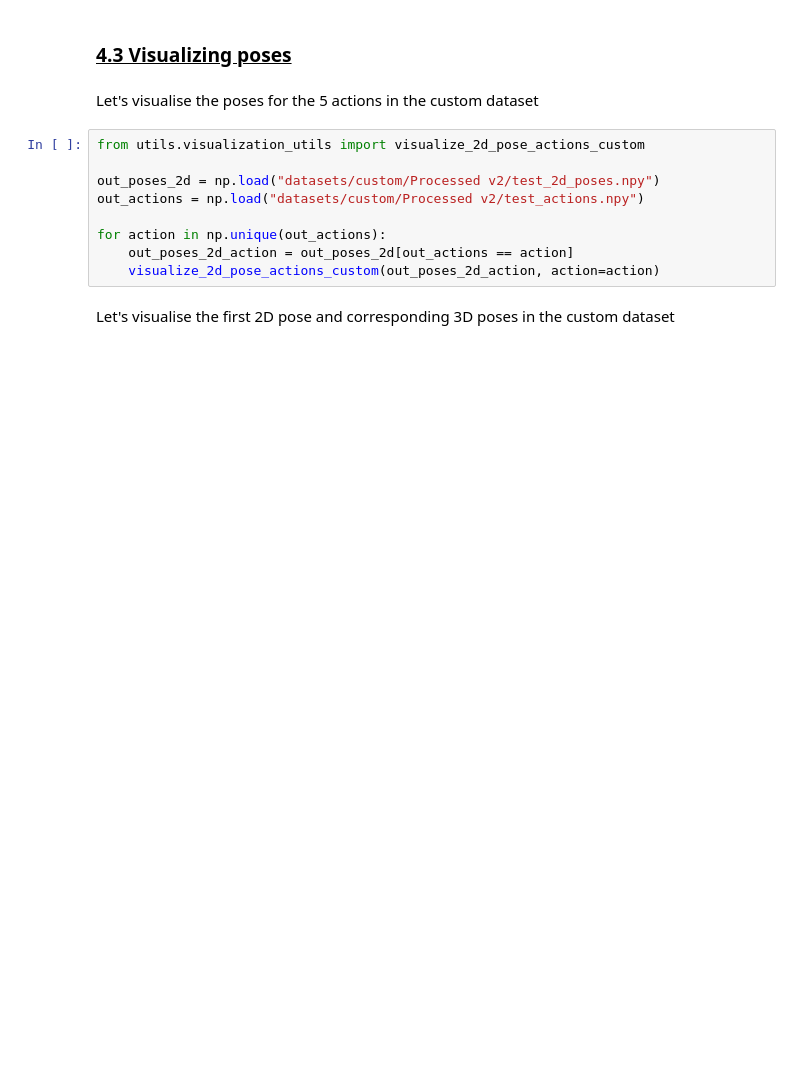
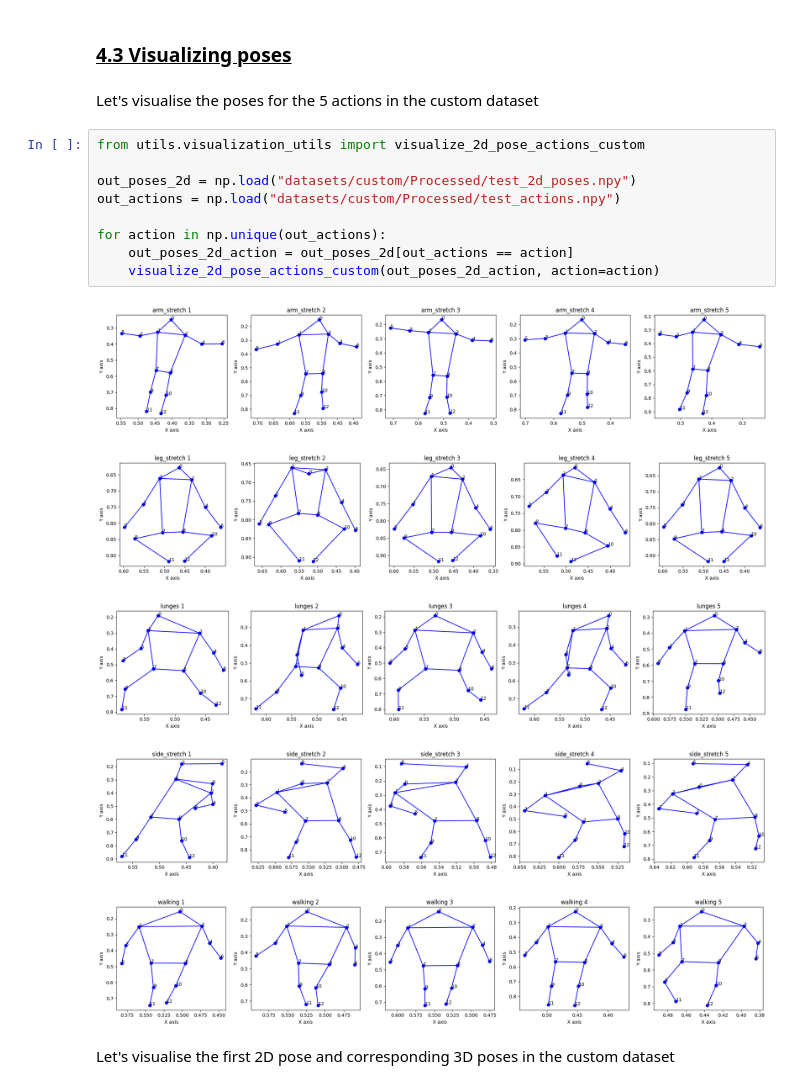
Before and after one commit to ParasharaRamesh/Poseidon, a Jupyter notebook: poseidon.ipynb, the cells around one changed output. Saved outputs shown, nothing was run; the diff lists cells and outputs as text; blank space fills up the shorter version.

```diff
--- a/poseidon.ipynb
+++ b/poseidon.ipynb
@@ -581,12 +652,18 @@ Let's visualise the poses for the 5 actions in the custom dataset
 # %%
 from utils.visualization_utils import visualize_2d_pose_actions_custom
 
-out_poses_2d = np.load("datasets/custom/Processed v2/test_2d_poses.npy")
-out_actions = np.load("datasets/custom/Processed v2/test_actions.npy")
+out_poses_2d = np.load("datasets/custom/Processed/test_2d_poses.npy")
+out_actions = np.load("datasets/custom/Processed/test_actions.npy")
 
 for action in np.unique(out_actions):
     out_poses_2d_action = out_poses_2d[out_actions == action]
     visualize_2d_pose_actions_custom(out_poses_2d_action, action=action)
+# %% [output]
+[figure, added]
+[figure, added]
+[figure, added]
+[figure, added]
+[figure, added]
 # %% [markdown]
 Let's visualise the first 2D pose and corresponding 3D poses in the custom dataset
 # %%
```
Also changed, not shown: parts of 37 cells of this notebook.
